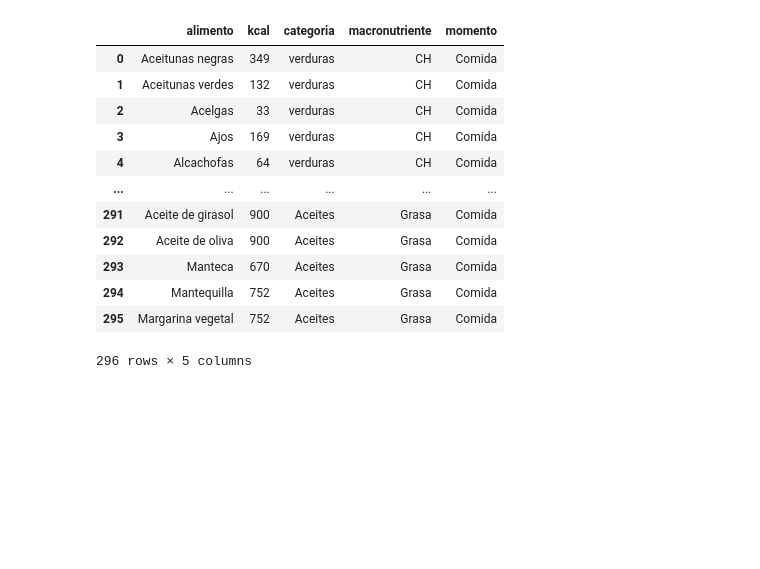
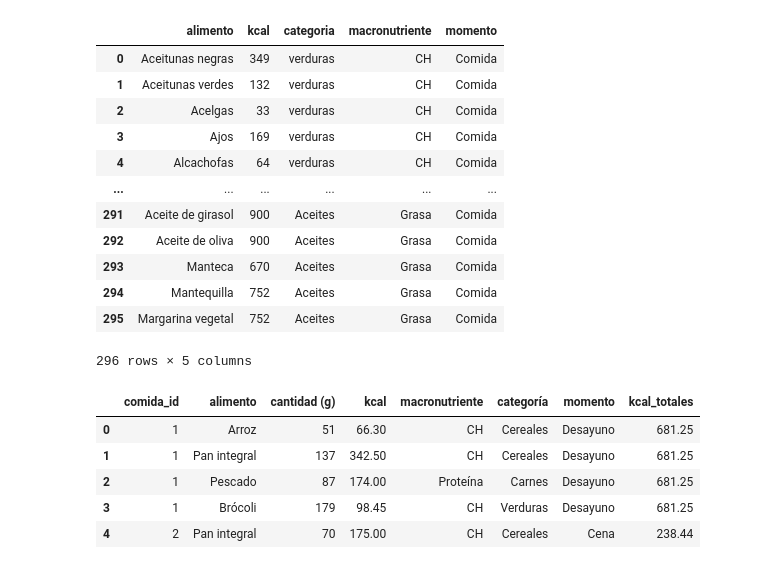
Before and after one commit to IreneAP19/Kcal_act_fisica, a Jupyter notebook: alimentos.ipynb, the cells around one changed output. Cells and saved outputs as stored; diff of their text form; code cells hidden in the pictures; blank space fills up the shorter version.

```diff
--- a/alimentos.ipynb
+++ b/alimentos.ipynb
@@ -382,3 +382,73 @@ df_alimentos_macros
 | 294 | Mantequilla | 752 | Aceites | Grasa | Comida |
 | 295 | Margarina vegetal | 752 | Aceites | Grasa | Comida |
 296 rows × 5 columns
+# %%
+import pandas as pd
+import numpy as np
+
+# Definir alimentos con su categoría, macronutriente y kcal por 100g
+alimentos = [
+    ("Arroz", "Cereales", "CH", 130),
+    ("Pan integral", "Cereales", "CH", 250),
+    ("Pasta", "Cereales", "CH", 150),
+    ("Pollo", "Carnes", "Proteína", 165),
+    ("Carne de res", "Carnes", "Proteína", 250),
+    ("Pescado", "Carnes", "Proteína", 200),
+    ("Huevo", "Huevos", "Proteína", 155),
+    ("Leche", "Lácteos", "Proteína", 60),
+    ("Yogur", "Lácteos", "Proteína", 80),
+    ("Aceite de oliva", "Aceites", "Grasa", 900),
+    ("Mantequilla", "Aceites", "Grasa", 752),
+    ("Almendras", "Frutos secos", "Grasa", 576),
+    ("Manzana", "Frutas", "CH", 52),
+    ("Plátano", "Frutas", "CH", 89),
+    ("Zanahoria", "Verduras", "CH", 35),
+    ("Brócoli", "Verduras", "CH", 55)
+]
+
+# Posibles momentos de consumo
+momentos = ["Desayuno", "Comida", "Cena"]
+
+# Generar comidas sintéticas
+np.random.seed(42)
+num_comidas = 300
+datos = []
+
+for comida_id in range(1, num_comidas + 1):
+    num_alimentos = np.random.randint(2, 5)  # Cada comida tendrá de 2 a 4 alimentos
+    indices_seleccionados = np.random.choice(len(alimentos), num_alimentos, replace=False)
+    momento = np.random.choice(momentos)
+
+    comida = []
+    kcal_total = 0
+
+    for idx in indices_seleccionados:
+        alimento = alimentos[idx]
+        cantidad = np.random.randint(50, 200)  # Cantidades entre 50g y 200g
+        kcal = (cantidad / 100) * alimento[3]  # Calcular kcal totales
+        kcal_total += kcal
+
+        comida.append([comida_id, alimento[0], cantidad, kcal, alimento[2], alimento[1], momento])
+
+    # Guardar la comida generada
+    datos.extend(comida)
+
+# Crear DataFrame
+df_comidas = pd.DataFrame(datos, columns=["comida_id", "alimento", "cantidad (g)", "kcal", "macronutriente", "categoría", "momento"])
+
+# Calcular kcal totales por comida
+df_kcal_totales = df_comidas.groupby("comida_id")["kcal"].sum().reset_index()
+df_kcal_totales.rename(columns={"kcal": "kcal_totales"}, inplace=True)
+
+# Unir las kcal totales con el dataset principal
+df_comidas = df_comidas.merge(df_kcal_totales, on="comida_id")
+
+# Mostrar las primeras filas
+df_comidas.head()
+# %% [output]
+|  | comida_id | alimento | cantidad (g) | kcal | macronutriente | categoría | momento | kcal_totales |
+| 0 | 1 | Arroz | 51 | 66.30 | CH | Cereales | Desayuno | 681.25 |
+| 1 | 1 | Pan integral | 137 | 342.50 | CH | Cereales | Desayuno | 681.25 |
+| 2 | 1 | Pescado | 87 | 174.00 | Proteína | Carnes | Desayuno | 681.25 |
+| 3 | 1 | Brócoli | 179 | 98.45 | CH | Verduras | Desayuno | 681.25 |
+| 4 | 2 | Pan integral | 70 | 175.00 | CH | Cereales | Cena | 238.44 |
```
Also changed, not shown: parts of 2 cells of this notebook, 3 other files.
